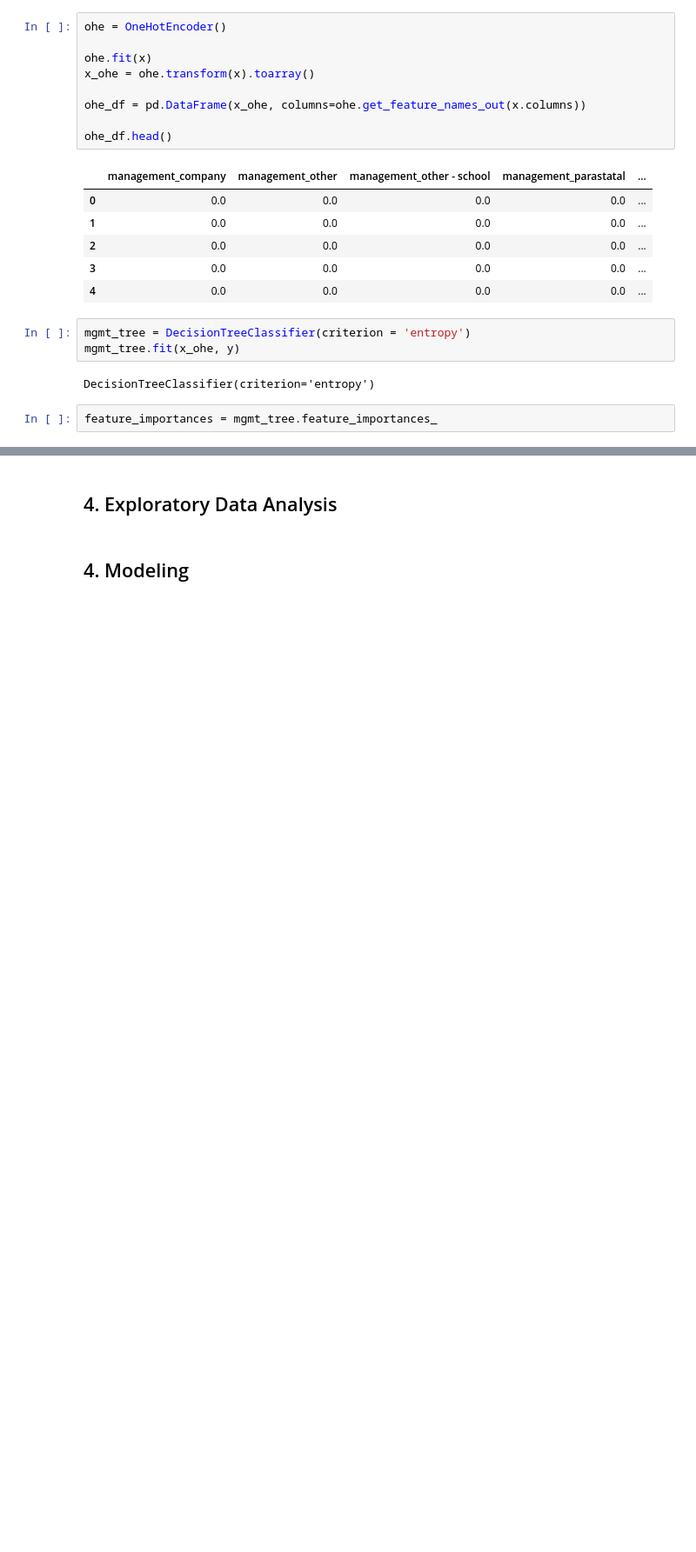
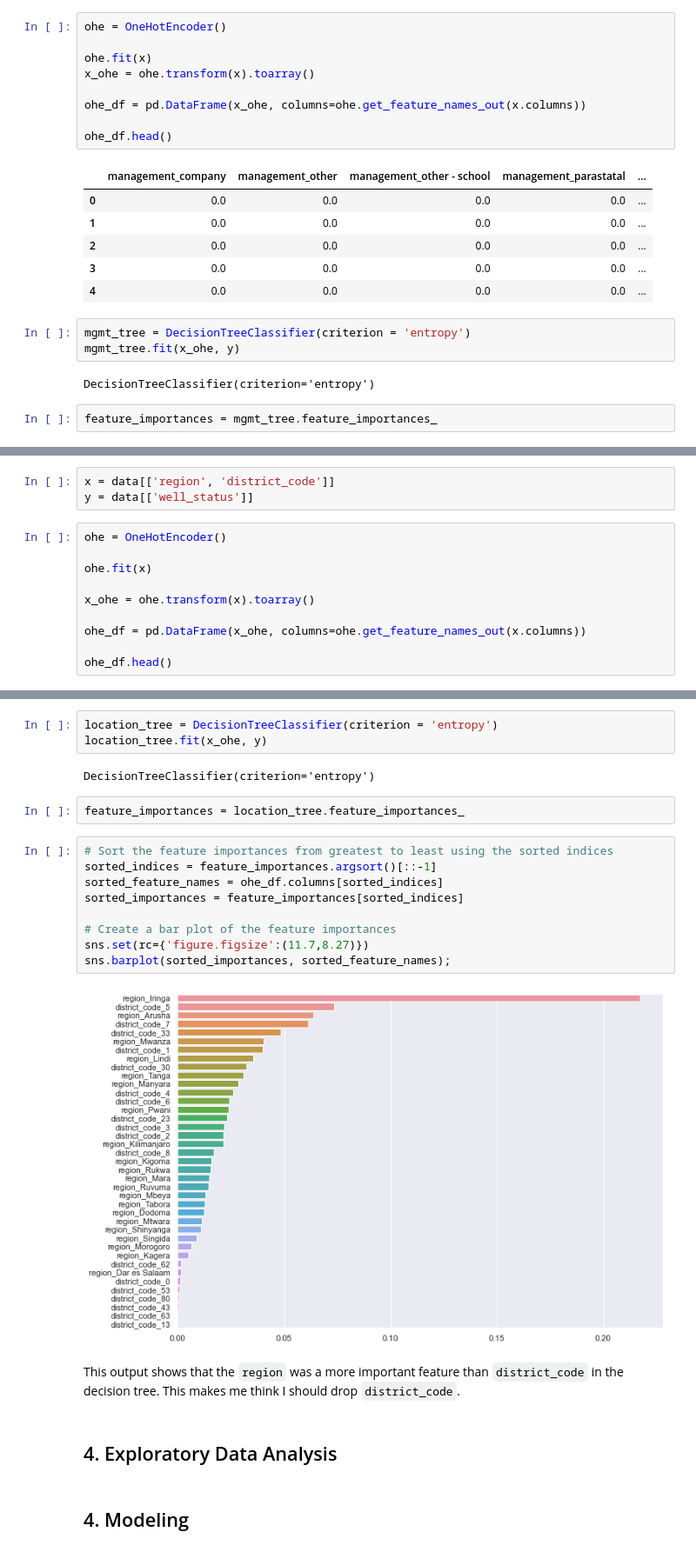
Before and after one commit to ckucewicz/Water_well_classification, a Jupyter notebook: Notebook.ipynb, the cells around one changed output, grey strips where cells are left out. Shown: that part at 87% size. Drawn from its saved outputs; the diff is of its cells as text; blank space fills up the shorter version.

```diff
--- a/Notebook.ipynb
+++ b/Notebook.ipynb
@@ -713,0 +949,13 @@ plt.show()
+# %%
+x = data[['region', 'district_code']]
+y = data[['well_status']]
+# %%
+ohe = OneHotEncoder()
+
+ohe.fit(x)
+
+x_ohe = ohe.transform(x).toarray()
+
+ohe_df = pd.DataFrame(x_ohe, columns=ohe.get_feature_names_out(x.columns))
+
+ohe_df.head()
@@ -714,3 +970,23 @@ plt.show()
+# %%
+location_tree = DecisionTreeClassifier(criterion = 'entropy')
+location_tree.fit(x_ohe, y)
+# %% [output]
+DecisionTreeClassifier(criterion='entropy')
+# %%
+feature_importances = location_tree.feature_importances_
+# %%
+# Sort the feature importances from greatest to least using the sorted indices
+sorted_indices = feature_importances.argsort()[::-1]
+sorted_feature_names = ohe_df.columns[sorted_indices]
+sorted_importances = feature_importances[sorted_indices]
+
+# Create a bar plot of the feature importances
+sns.set(rc={'figure.figsize':(11.7,8.27)})
+sns.barplot(sorted_importances, sorted_feature_names);
+# %% [output]
+[figure, added]
+# %% [markdown]
+This output shows that the `region` was a more important feature than `district_code` in the decision tree. This makes me think I should drop `district_code`.
 # %% [markdown]
 ## 4. Exploratory Data Analysis
 # %% [markdown]
```
Also changed, not shown: parts of 48 cells of this notebook.
